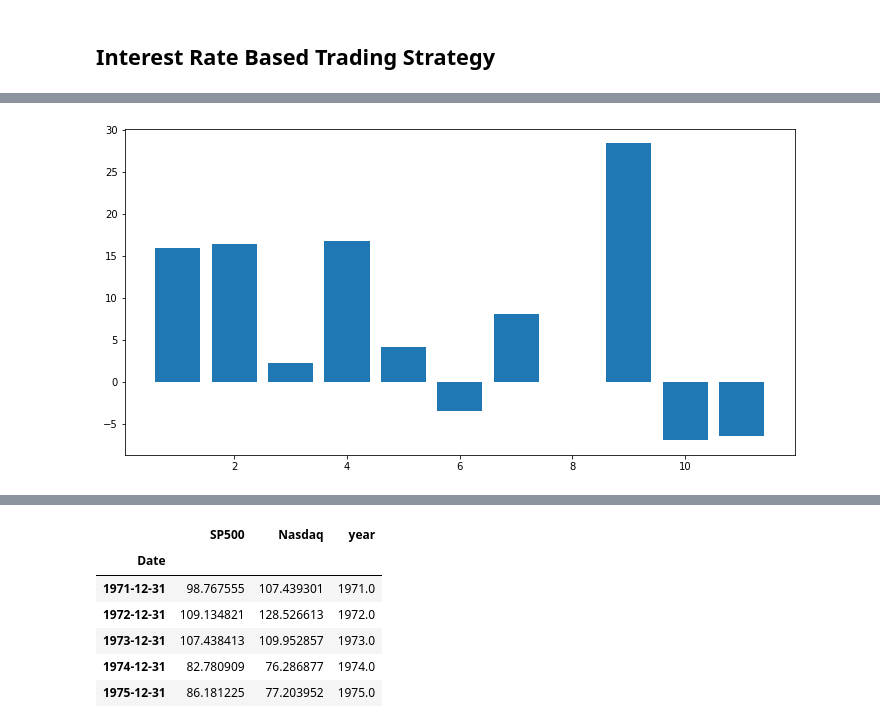
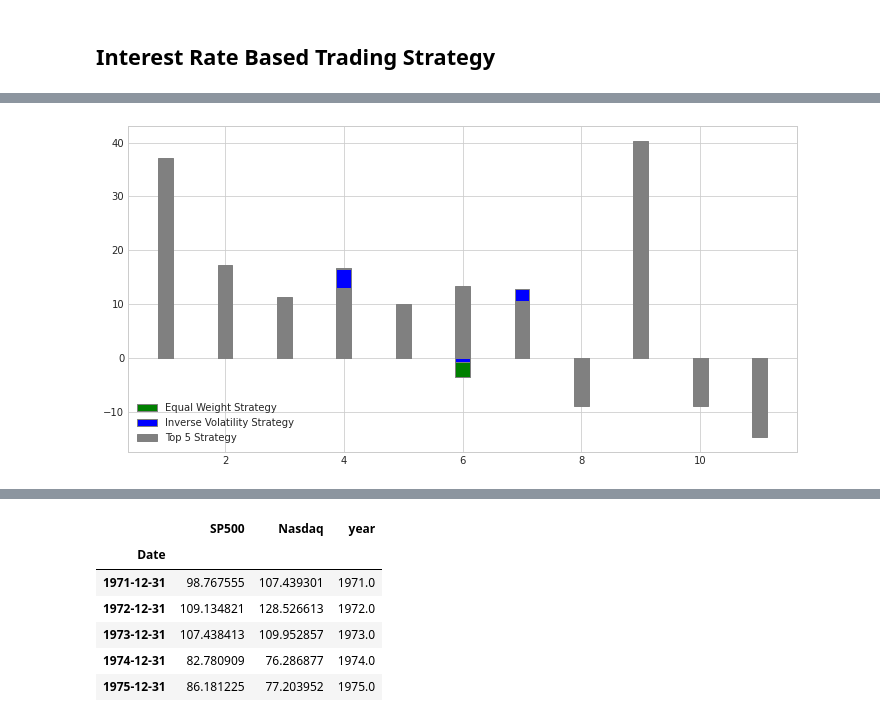
Before and after one commit to kartskri/FinancialTrading, a Jupyter notebook: project/Project_V2.ipynb, the cells around one changed output, grey strips where cells are left out. Drawn from its saved outputs; the diff is of its cells as text; code cells hidden in the pictures.

```diff
--- a/project/Project_V2.ipynb
+++ b/project/Project_V2.ipynb
@@ -260,7 +265,7 @@ inverse_volatility_strategy = bt.Strategy('Inverse_Volatility',
                               bt.algos.Rebalance()
                             ])
 # %%
-top5_strategy = bt.Strategy('Top5',
+top3_strategy = bt.Strategy('Top3',
                             [
                               bt.algos.RunWeekly(),
                               bt.algos.SelectAll(),
@@ -268,7 +273,7 @@ top5_strategy = bt.Strategy('Top5',
                               bt.algos.Rebalance()
                             ])
 # %%
-strategy_lst = [equal_weight_strategy, inverse_volatility_strategy, top5_strategy]
+strategy_lst = [equal_weight_strategy, inverse_volatility_strategy, top3_strategy]
 # %% [markdown]
 ## Interest Rate Based Trading Strategy
 # %%
@@ -391,7 +491,9 @@ def inflation_based_strategy_computation(strategies, target_inflation_metric = -
     if target_inflation_metric == 8:
         # We don't have data Inflation @ 8.
         # Inflation 9 - unique data case so letz set inflation metric to 10
-        target_inflation_metric = 10
+        computed_target_inflation_metric = 10
+    else:
+        computed_target_inflation_metric = target_inflation_metric
 
     # Initialize empty lists
     lst_inflation = []
@@ -405,9 +507,9 @@ def inflation_based_strategy_computation(strategies, target_inflation_metric = -
 
         target_year_list = []
         if target_inflation_metric == -1:
-            target_year_list = range(1972, 2022)
+            target_year_list = range(1960, 2022)
         else:
-            inflation_from, inflation_to = int(target_inflation_metric), round(target_inflation_metric)
+            inflation_from, inflation_to = int(computed_target_inflation_metric), round(computed_target_inflation_metric)
             if(inflation_from == inflation_to):
                 inflation_to = inflation_from + 1
 
@@ -424,9 +526,9 @@ def inflation_based_strategy_computation(strategies, target_inflation_metric = -
 
             try:
 
-                if (bt_strategy.name == 'Top5'):
-                    tickers = usa_inflation_interest_df[usa_inflation_interest_df['Year']==yr]['Top5'].to_string(index=False)
-                    price_data = bt.get(tickers, start=start_date, end=end_date)
+                if (bt_strategy.name == 'Top3'):
+                    top3codes = usa_inflation_interest_df[usa_inflation_interest_df['Year']==yr]['Top3'].to_string(index=False)
+                    price_data = bt.get(top3codes, start=start_date, end=end_date)
                 else:
                     price_data = fetch_price_data_range(index_tickers, start_date, end_date)
 
@@ -469,5 +571,5 @@ inflation_rate_stock_analysis_df = inflation_rate_stock_parameters()
 
 equal_weight_strategy_df = inflation_rate_stock_analysis_df[inflation_rate_stock_analysis_df['strategy_name'] == 'Equal_Weight']
 inverse_volatility_strategy_df = inflation_rate_stock_analysis_df[inflation_rate_stock_analysis_df['strategy_name'] == 'Inverse_Volatility']
-top5_strategy_df = inflation_rate_stock_analysis_df[inflation_rate_stock_analysis_df['strategy_name'] == 'Top5']
+top3_strategy_df = inflation_rate_stock_analysis_df[inflation_rate_stock_analysis_df['strategy_name'] == 'Top3']
 # %% [output]
@@ -527,7 +618,27 @@ plot_heatmap(top5_strategy_df, ['Inflation'], ['cagr'], 'Top5 Strategy - Inflati
 # %%
-plt.figure(figsize=(12,6))
-plt.bar(equal_weight_strategy_df['Inflation'],
-        equal_weight_strategy_df['cagr'])
+with plt.style.context('seaborn-whitegrid'):
+
+    plt.figure(figsize=(12,6))
+
+    barWidth = 0.25
+
+    plt.bar(equal_weight_strategy_df['Inflation'],
+            equal_weight_strategy_df['cagr'],
+            edgecolor ='gray',
+            color='g', width=barWidth,
+            label='Equal Weight Strategy')
+    plt.bar(inverse_volatility_strategy_df['Inflation'],
+            inverse_volatility_strategy_df['cagr'],
+            edgecolor ='gray',
+            color='b', width=barWidth,
+            label='Inverse Volatility Strategy')
+    plt.bar(top3_strategy_df['Inflation'],
+            top3_strategy_df['cagr'],
+            edgecolor ='gray',
+            color='gray', width=barWidth,
+            label='Top 5 Strategy')
+    plt.legend()
+
 plt.show()
 # %% [output]
-[figure, old version]
+[figure, new version]
```
Also changed, not shown: parts of 34 cells of this notebook, 1 other file.
